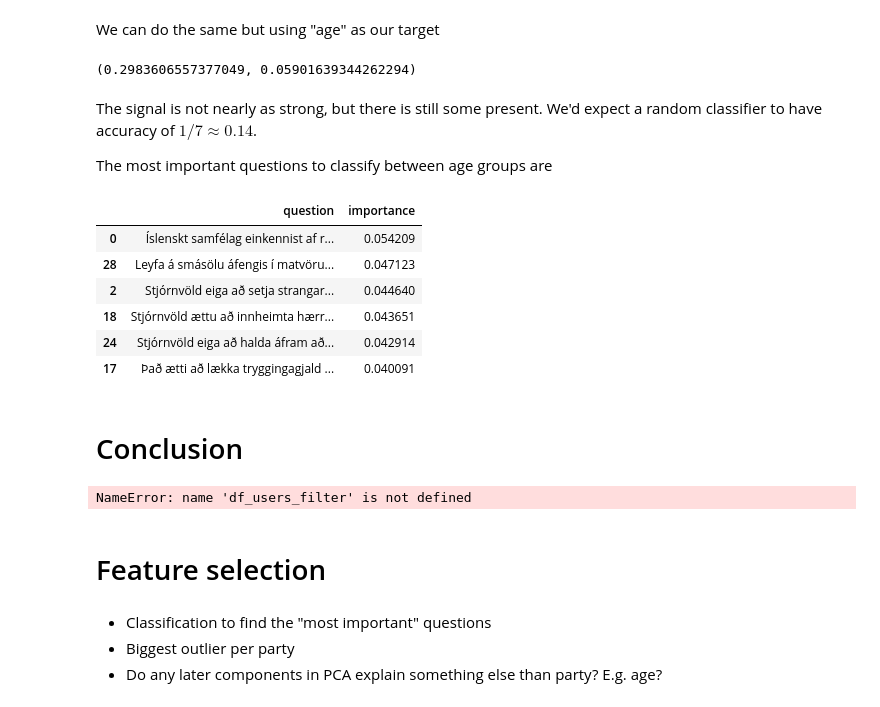
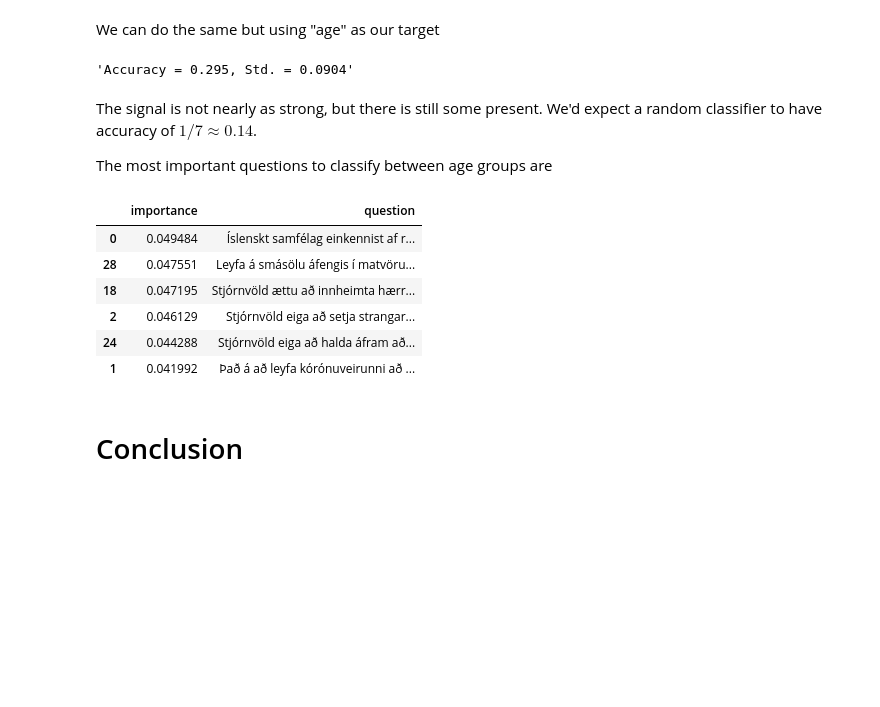
Before and after one commit to roberttorfason/blog, a Jupyter notebook: _notebooks/2021-09-22-kosningaprof.ipynb, the cells around one changed output. Saved outputs shown, nothing was run; the diff lists cells and outputs as text; code cells hidden in the pictures; blank space fills up the shorter version.

```diff
--- a/_notebooks/2021-09-22-kosningaprof.ipynb
+++ b/_notebooks/2021-09-22-kosningaprof.ipynb
@@ -423,44 +425,24 @@ y, idxs = target_from_col_name(df_results, "age_binned", -10)
 x_filter, y_filter = x[idxs, :], y[idxs]
 
 cv_results = cross_validate(clf, x_filter, y_filter, cv=5)
-np.mean(cv_results["test_score"]), np.std(cv_results["test_score"])
+f"Accuracy = {np.mean(cv_results['test_score']):.3f}, Std. = {np.std(cv_results['test_score']):.4f}"
 # %% [output]
-(0.2983606557377049, 0.05901639344262294)
+'Accuracy = 0.295, Std. = 0.0904'
 # %% [markdown]
 The signal is not nearly as strong, but there is still some present. We'd expect a random classifier to have accuracy of $1 / 7 \approx 0.14$.
 
 The most important questions to classify between age groups are
 # %%
 # hide_input
-df_questions_with_importance = most_important_questions(clf, x_filter, y_filter, df_questions)[["question", "importance"]]
+df_questions_with_importance = most_important_questions(clf, x_filter, y_filter, df_questions)[["importance", "question"]]
 df_questions_with_importance.head(6)
 # %% [output]
-|  | question | importance |
-| 0 | Íslenskt samfélag einkennist af r... | 0.054209 |
-| 28 | Leyfa á smásölu áfengis í matvöru... | 0.047123 |
-| 2 | Stjórnvöld eiga að setja strangar... | 0.044640 |
-| 18 | Stjórnvöld ættu að innheimta hærr... | 0.043651 |
-| 24 | Stjórnvöld eiga að halda áfram að... | 0.042914 |
-| 17 | Það ætti að lækka tryggingagjald ... | 0.040091 |
+|  | importance | question |
+| 0 | 0.049484 | Íslenskt samfélag einkennist af r... |
+| 28 | 0.047551 | Leyfa á smásölu áfengis í matvöru... |
+| 18 | 0.047195 | Stjórnvöld ættu að innheimta hærr... |
+| 2 | 0.046129 | Stjórnvöld eiga að setja strangar... |
+| 24 | 0.044288 | Stjórnvöld eiga að halda áfram að... |
+| 1 | 0.041992 | Það á að leyfa kórónuveirunni að ... |
 # %% [markdown]
 # Conclusion
-# %%
-from sklearn.model_selection import KFold
-kf = KFold(n_splits=3, random_state=None, shuffle=True)
-train_index, test_index = next(kf.split(x))
-
-clf.fit(x[train_index, :], y[train_index])
-from sklearn.metrics import plot_confusion_matrix
-plot_confusion_matrix(clf, x[test_index, :], y[test_index], display_labels=df_users_filter["party"].cat.categories.to_list()[:-1])
-
-
-len(test_index), len(train_index), df_users_filter["party"].cat.categories
-# Who is confused?
-# %% [output]
-NameError: name 'df_users_filter' is not defined
-# %% [markdown]
-# Feature selection
-# %% [markdown]
-- Classification to find the "most important" questions
-- Biggest outlier per party
-- Do any later components in PCA explain something else than party? E.g. age?
```
Also changed, not shown: parts of 34 cells of this notebook.
